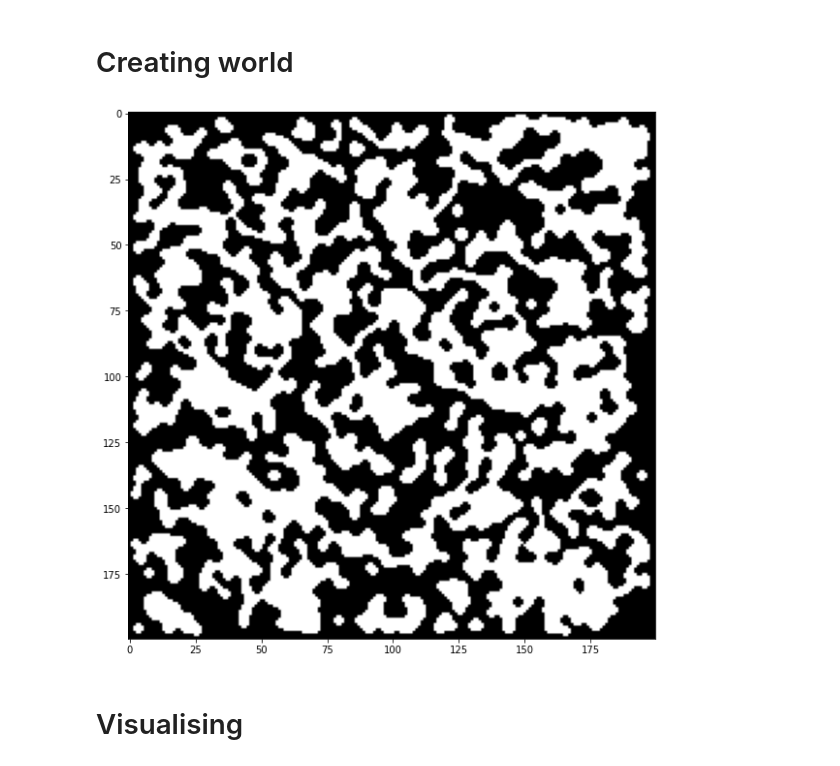
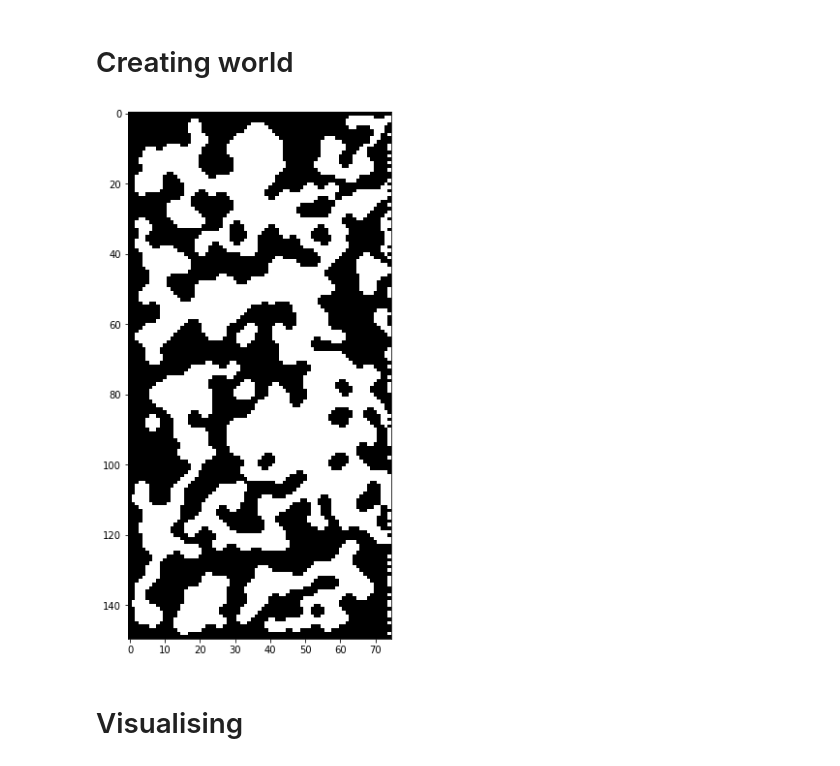
Before and after one commit to RichardDev01/Procedural-Dungeon-Generation-Cellular-Automata, a Jupyter notebook: notebook/testing notebook.ipynb, the cells around one changed output. Saved outputs shown, nothing was run; the diff lists cells and outputs as text; code cells hidden in the pictures.

```diff
--- a/notebook/testing notebook.ipynb
+++ b/notebook/testing notebook.ipynb
@@ -61,25 +61,25 @@ def update_world(world, step, birth_thresh, survival_thresh):
     return world,calculate_alive
 # %%
 thresh = 0.5
-world = create_world(200,200)
+world = create_world(75,150)
 world = init_world(world,thresh)
 # calculate_value = calculate_surrounding_pos(world)
 
 # world = update_world(world, calculate_value, step = 30, birth_thresh= 5, survival_thresh =4)
 # calculate_value = calculate_surrounding_pos(world)
 # plt.imshow(world)
 # plt.show()
 
 # plt.figure(figsize=(10, 10))
 # plt.imshow(world,cmap='binary')
 # plt.show()
 
 world, calculate_alive = update_world(world, step = 25, birth_thresh= 4, survival_thresh =5)
 plt.figure(figsize=(10, 10))
 plt.imshow(world,cmap='binary')
 plt.show()
 # %% [output]
-[figure, old version]
+[figure, new version]
 # %% [markdown]
 # Visualising
 # %%
```
Also changed, not shown: parts of 18 cells of this notebook, 21 other files.
